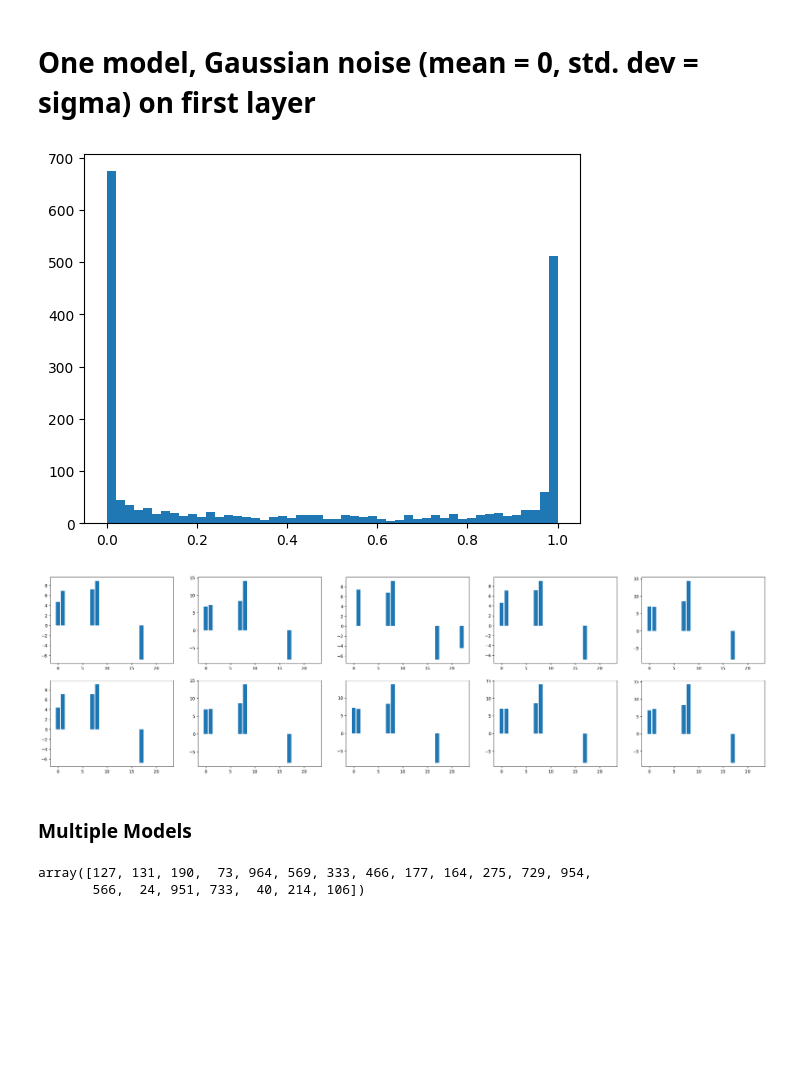
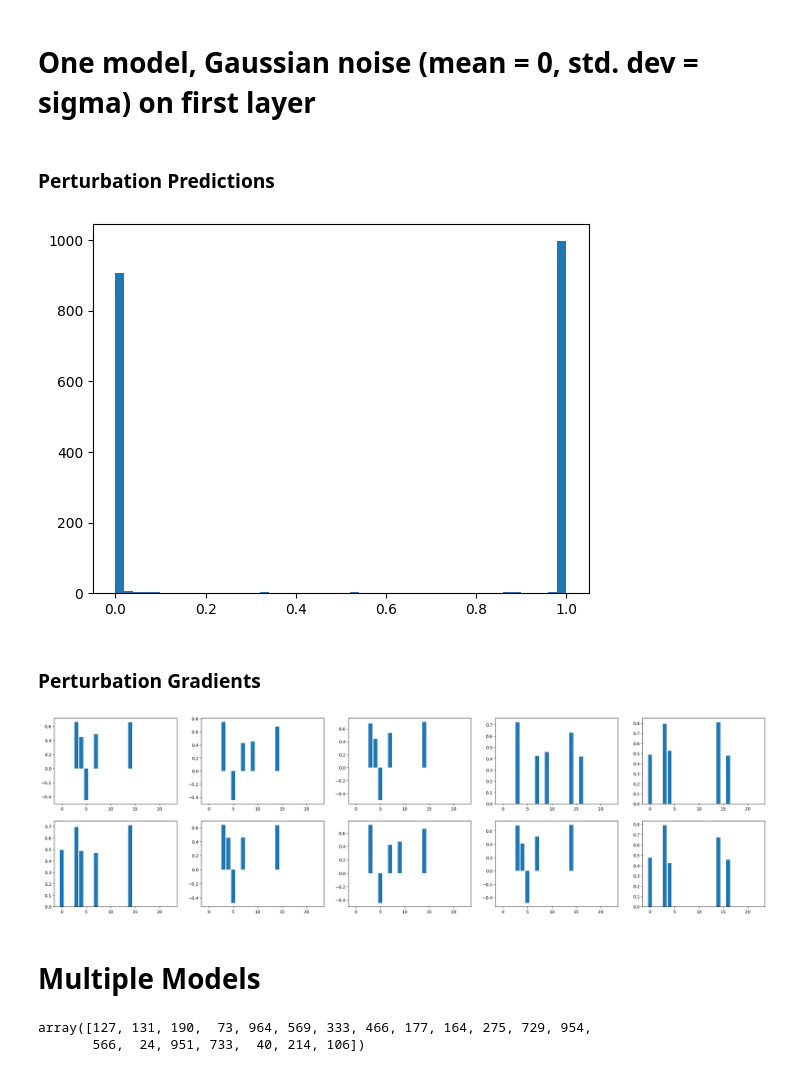
Before and after one commit to nicole-hjlin/harvard_cs282_ptg, a Jupyter notebook: notebooks/weight_sampling.ipynb, the cells around one changed output. Saved outputs shown, nothing was run; the diff lists cells and outputs as text; code cells hidden in the pictures; blank space fills up the shorter version.

```diff
--- a/notebooks/weight_sampling.ipynb
+++ b/notebooks/weight_sampling.ipynb
@@ -33,6 +36,13 @@ batch_size = 64
 dropout = 0
 directory = f'models/{name}/{random_source}/{optim}_epochs{epochs}_lr{lr}_batch{batch_size}_dropout{dropout}'
 print(bold("Directory:"), directory)
+
+def load_model(idx):
+    model_class = get_model_class(name)
+    model = model_class(*model_args)
+    state_dict = torch.load(f'{directory}/model_{idx}.pth')
+    model.load_state_dict(state_dict)
+    return model
 # %% [output]
 Directory: models/heloc/rs/sgd_epochs20_lr0.1_batch64_dropout0
 # %% [markdown]
@@ -52,41 +59,29 @@ plt.show()
 # %% [markdown]
 # One model, Gaussian noise (mean = 0, std. dev = sigma) on first layer
 # %%
-sigma = 0.5
-model_idx = 0
-model_class = get_model_class(name)
-model = model_class(*model_args)
-state_dict = torch.load(f'{directory}/{random_source}_model_{model_idx}.pth')
-model.load_state_dict(state_dict)
-# Compute positive class softmax prediction gradient wrt input (softmax=False for logit output)
+model = load_model(0)
 original_grads = model.compute_gradients(X_test, softmax=False, label=1, return_numpy=True)
 original_preds = model.predict(X_test, return_numpy=True)
-# %%
-n_samples = 1000
-noisy_grads = np.zeros((n_samples, *original_grads.shape))
-noisy_preds = np.zeros((n_samples, original_preds.shape[0]))
-for i in tqdm(range(n_samples)):
-    model = model_class(*model_args)
-    state_dict = torch.load(f'{directory}/{random_source}_model_{model_idx}.pth')
-    # Add noise to layer weights
-    layer_str = 'network.0.weight'
-    layer = state_dict[layer_str].numpy()
-    layer += np.random.normal(0, sigma**2, layer.shape)
-    state_dict[layer_str] = torch.from_numpy(layer)
-    model.load_state_dict(state_dict)
-    # Compute positive class softmax prediction gradient wrt input (softmax=False for logit output)
-    noisy_grads[i] = model.compute_gradients(X_test, softmax=False, label=1, return_numpy=True)
-    noisy_preds[i] = model.predict(X_test, return_numpy=True)
+# %%
+n_samples = 1000
+sigma = 0.01
+pert_model = TabularModelPerturb(model, n_samples, sigma)
+pert_grads = pert_model.compute_gradients(X_test, mean=False)
+pert_preds = pert_model.predict(X_test, mean=False)
+# %% [markdown]
+### Perturbation Predictions
 # %%
-plt.hist(noisy_preds.mean(axis=0), bins=50)
+plt.hist(pert_preds.mean(axis=0), bins=50)
 plt.show()
 # %% [output]
-[figure, old version]
+[figure, new version]
+# %% [markdown]
+### Perturbation Gradients
 # %%
-plot_grads(noisy_grads[:10, 2], nrows=2, ncols=5, k=5)
+plot_grads(pert_grads[:10, 0], nrows=2, ncols=5, k=5)
 # %% [output]
-[figure, old version]
+[figure, new version]
 # %% [markdown]
-### Multiple Models
+# Multiple Models
 # %%
 ensemble_size = 20
```
Also changed, not shown: parts of 5 cells of this notebook.
